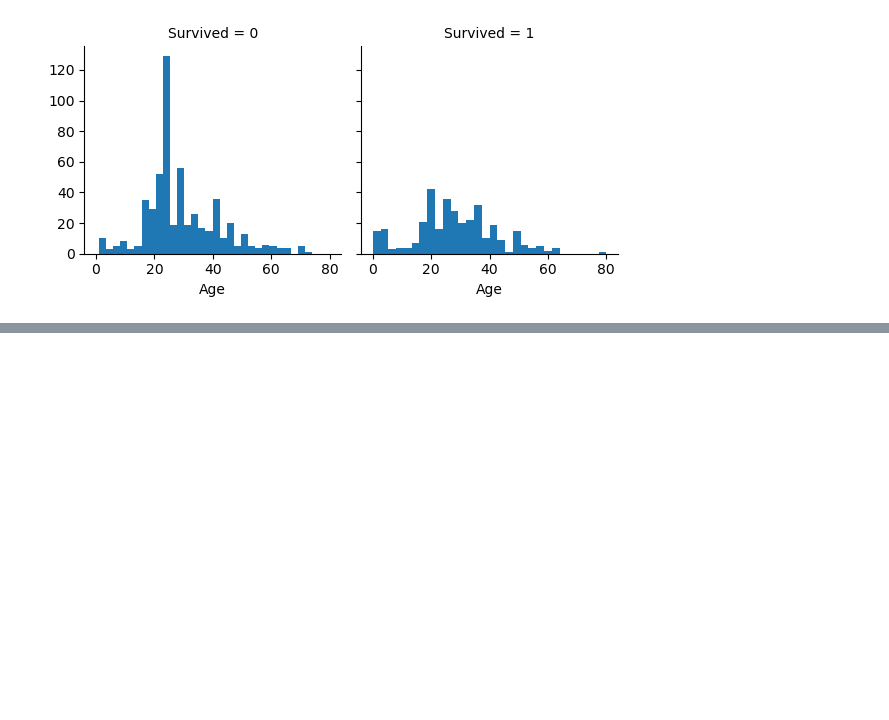
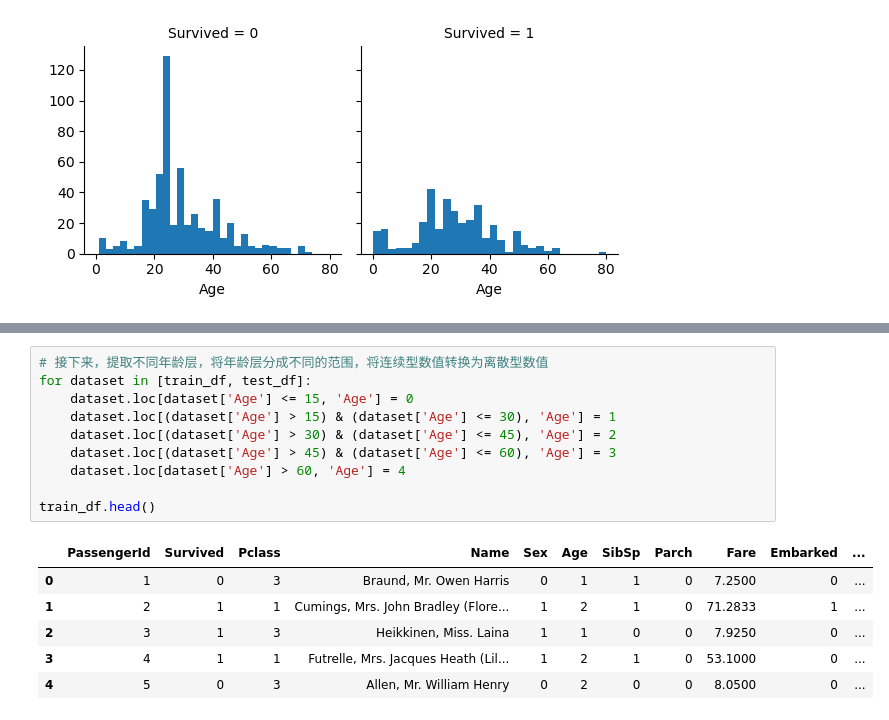
Before and after one commit to wxhnewStar/LearningNoteBook, a Jupyter notebook: Python/Learn_python_yuanweihua/code/practice_dir/process_data.ipynb, the cells around one changed output, grey strips where cells are left out. Saved outputs shown, nothing was run; the diff lists cells and outputs as text; blank space fills up the shorter version.

```diff
--- a/Python/Learn_python_yuanweihua/code/practice_dir/process_data.ipynb
+++ b/Python/Learn_python_yuanweihua/code/practice_dir/process_data.ipynb
@@ -390,0 +402,17 @@ TypeError: FacetGrid.__init__() got an unexpected keyword argument 'size'
+# %%
+# 接下来，提取不同年龄层，将年龄层分成不同的范围，将连续型数值转换为离散型数值
+for dataset in [train_df, test_df]:
+    dataset.loc[dataset['Age'] <= 15, 'Age'] = 0
+    dataset.loc[(dataset['Age'] > 15) & (dataset['Age'] <= 30), 'Age'] = 1
+    dataset.loc[(dataset['Age'] > 30) & (dataset['Age'] <= 45), 'Age'] = 2
+    dataset.loc[(dataset['Age'] > 45) & (dataset['Age'] <= 60), 'Age'] = 3
+    dataset.loc[dataset['Age'] > 60, 'Age'] = 4
+
+train_df.head()
+# %% [output]
+|  | PassengerId | Survived | Pclass | Name | Sex | Age | SibSp | Parch | Fare | Embarked | ... |
+| 0 | 1 | 0 | 3 | Braund, Mr. Owen Harris | 0 | 1 | 1 | 0 | 7.2500 | 0 | ... |
+| 1 | 2 | 1 | 1 | Cumings, Mrs. John Bradley (Flore... | 1 | 2 | 1 | 0 | 71.2833 | 1 | ... |
+| 2 | 3 | 1 | 3 | Heikkinen, Miss. Laina | 1 | 1 | 0 | 0 | 7.9250 | 0 | ... |
+| 3 | 4 | 1 | 1 | Futrelle, Mrs. Jacques Heath (Lil... | 1 | 2 | 1 | 0 | 53.1000 | 0 | ... |
+| 4 | 5 | 0 | 3 | Allen, Mr. William Henry | 0 | 2 | 0 | 0 | 8.0500 | 0 | ... |
```
Also changed, not shown: parts of 3 cells of this notebook.
